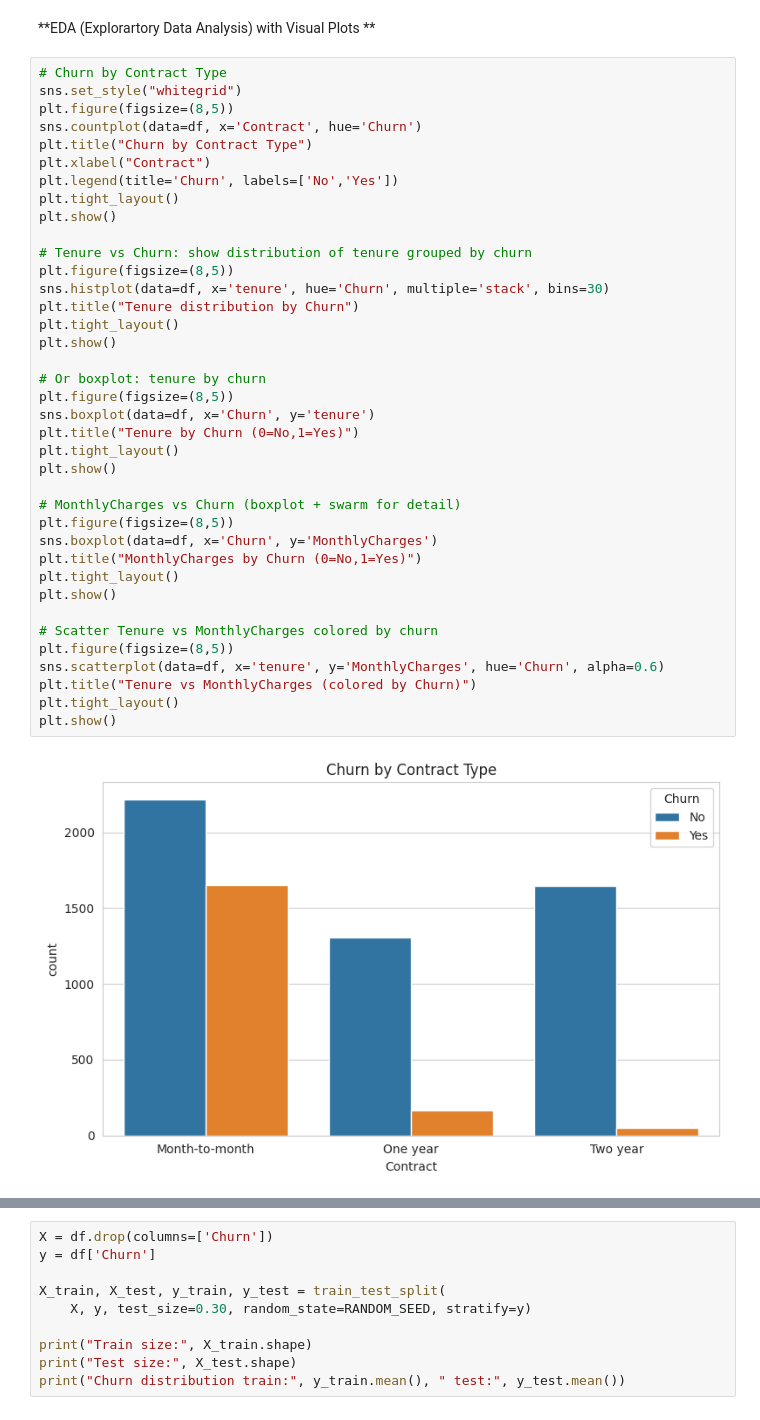
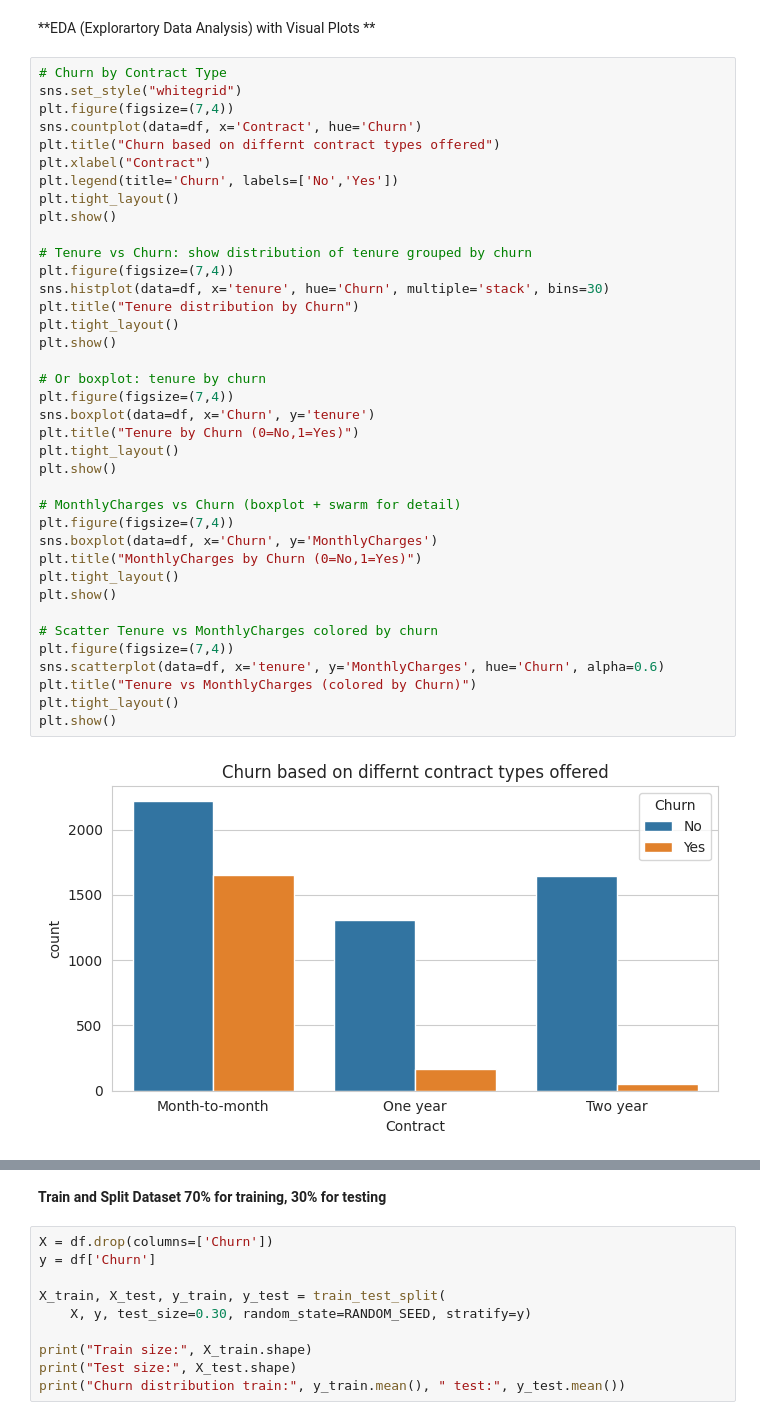
Before and after one commit to BurhanAmir/Machine-Learning-Project, a Jupyter notebook: ibm.ipynb, the cells around one changed output, grey strips where cells are left out. Drawn from its saved outputs; the diff is of its cells as text.

```diff
--- a/ibm.ipynb
+++ b/ibm.ipynb
@@ -279,40 +313,40 @@ for c in binary_features_yesno:
 # %%
 # Churn by Contract Type
 sns.set_style("whitegrid")
-plt.figure(figsize=(8,5))
+plt.figure(figsize=(7,4))
 sns.countplot(data=df, x='Contract', hue='Churn')
-plt.title("Churn by Contract Type")
+plt.title("Churn based on differnt contract types offered")
 plt.xlabel("Contract")
 plt.legend(title='Churn', labels=['No','Yes'])
 plt.tight_layout()
 plt.show()
 
 # Tenure vs Churn: show distribution of tenure grouped by churn
-plt.figure(figsize=(8,5))
+plt.figure(figsize=(7,4))
 sns.histplot(data=df, x='tenure', hue='Churn', multiple='stack', bins=30)
 plt.title("Tenure distribution by Churn")
 plt.tight_layout()
 plt.show()
 
 # Or boxplot: tenure by churn
-plt.figure(figsize=(8,5))
+plt.figure(figsize=(7,4))
 sns.boxplot(data=df, x='Churn', y='tenure')
 plt.title("Tenure by Churn (0=No,1=Yes)")
 plt.tight_layout()
 plt.show()
 
 # MonthlyCharges vs Churn (boxplot + swarm for detail)
-plt.figure(figsize=(8,5))
+plt.figure(figsize=(7,4))
 sns.boxplot(data=df, x='Churn', y='MonthlyCharges')
 plt.title("MonthlyCharges by Churn (0=No,1=Yes)")
 plt.tight_layout()
 plt.show()
 
 # Scatter Tenure vs MonthlyCharges colored by churn
-plt.figure(figsize=(8,5))
+plt.figure(figsize=(7,4))
 sns.scatterplot(data=df, x='tenure', y='MonthlyCharges', hue='Churn', alpha=0.6)
 plt.title("Tenure vs MonthlyCharges (colored by Churn)")
 plt.tight_layout()
 plt.show()
 # %% [output]
-[figure, old version]
+[figure, new version]
@@ -323,3 +357,5 @@ plt.show()
+# %% [markdown]
+**Train and Split Dataset 70% for training, 30% for testing**
 # %%
 X = df.drop(columns=['Churn'])
 y = df['Churn']
```
Also changed, not shown: parts of 10 cells of this notebook.
